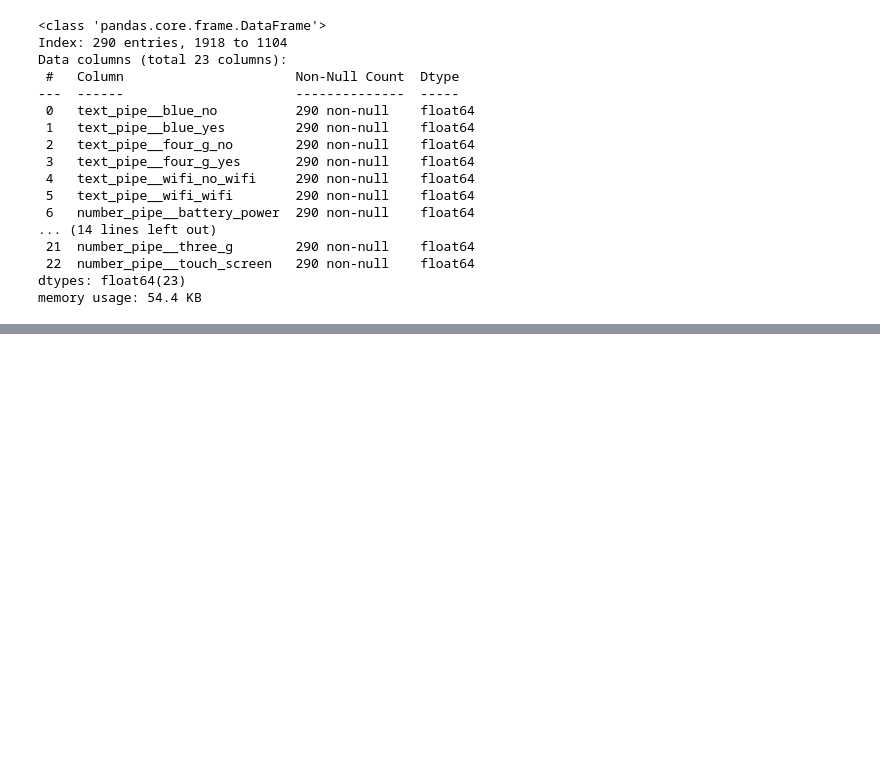
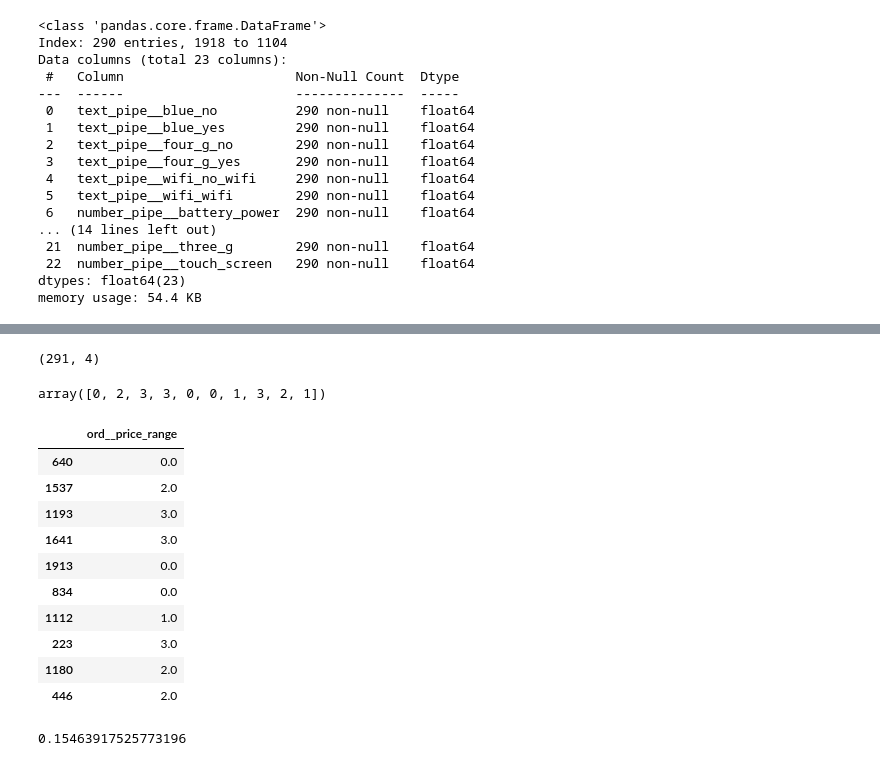
Before and after one commit to miloszjasek/MobileTech, a Jupyter notebook: main.ipynb, the cells around one changed output, grey strips where cells are left out. Drawn from its saved outputs; the diff is of its cells as text; code cells hidden in the pictures; blank space fills up the shorter version.

```diff
--- a/main.ipynb
+++ b/main.ipynb
@@ -273,0 +358,29 @@ memory usage: 54.4 KB
+# %%
+model_predictions.shape
+# %% [output]
+(291, 4)
+# %%
+# model_predictions = np.argmax(model_predictions, axis=1)
+model_predictions = np.argmax(model_predictions, axis=1)
+display(model_predictions[:10])
+# %% [output]
+array([0, 2, 3, 3, 0, 0, 1, 3, 2, 1])
+# %%
+Y_test[:10]
+# %% [output]
+|  | ord__price_range |
+| 640 | 0.0 |
+| 1537 | 2.0 |
+| 1193 | 3.0 |
+| 1641 | 3.0 |
+| 1913 | 0.0 |
+| 834 | 0.0 |
+| 1112 | 1.0 |
+| 223 | 3.0 |
+| 1180 | 2.0 |
+| 446 | 2.0 |
+# %%
+from sklearn.metrics import mean_absolute_error
+mean_absolute_error(Y_test, model_predictions)
+# %% [output]
+0.15463917525773196
```
Also changed, not shown: parts of 12 cells of this notebook.
